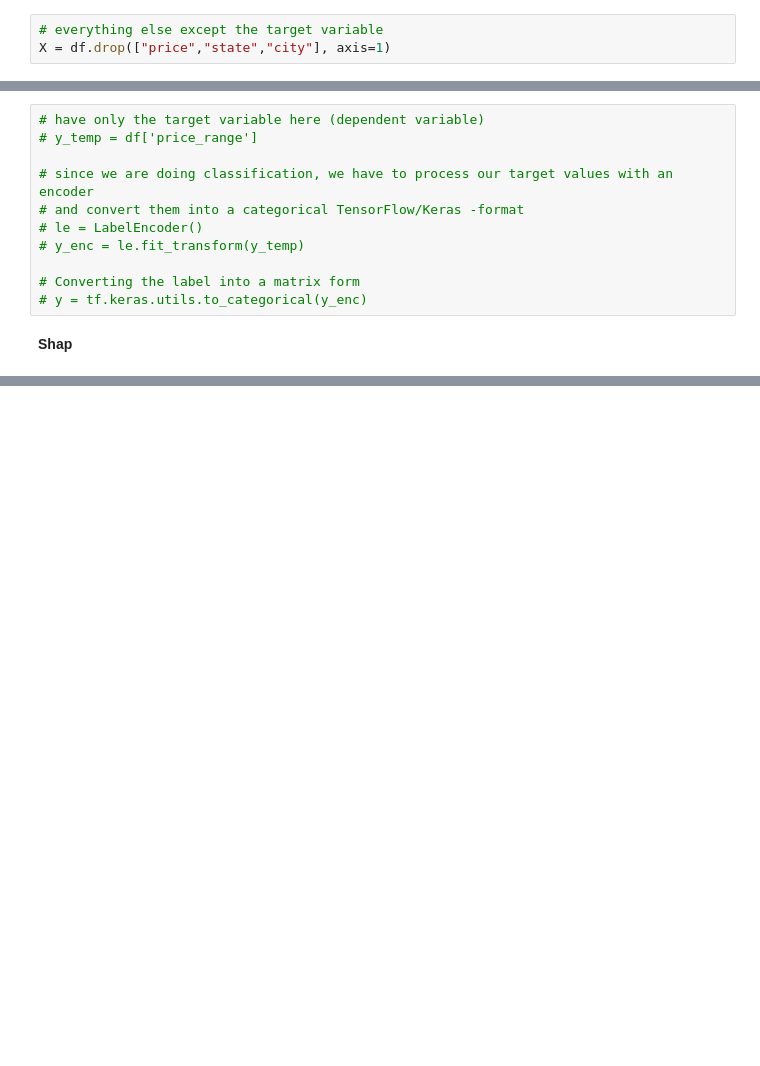
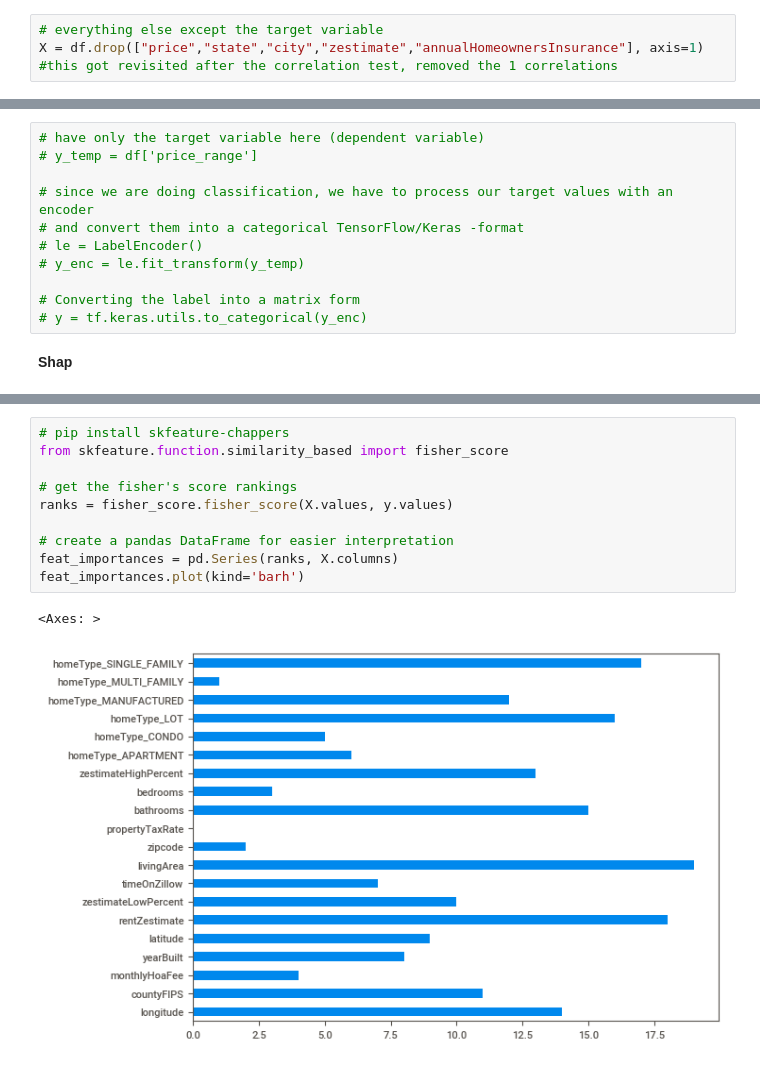
Before and after one commit to Jan-PhilipSchreiber/DeepLAdDA, a Jupyter notebook: 2AdDA/LectureHomework/Reports_Zillow_hw.ipynb, the cells around one changed output, grey strips where cells are left out. Drawn from its saved outputs; the diff is of its cells as text; blank space fills up the shorter version.

```diff
--- a/2AdDA/LectureHomework/Reports_Zillow_hw.ipynb
+++ b/2AdDA/LectureHomework/Reports_Zillow_hw.ipynb
@@ -167,7 +168,8 @@ interval columns not set, guessing: ['longitude', 'countyFIPS', 'monthlyHoaFee',
 <b>X</b>
 # %%
 # everything else except the target variable
-X = df.drop(["price","state","city"], axis=1)
+X = df.drop(["price","state","city","zestimate","annualHomeownersInsurance"], axis=1)
+#this got revisited after the correlation test, removed the 1 correlations
 # %%
 X.columns
 # %% [output]
@@ -238,0 +244,13 @@ Feature Importances using SHAP:
+# %%
+# pip install skfeature-chappers
+from skfeature.function.similarity_based import fisher_score
+
+# get the fisher's score rankings
+ranks = fisher_score.fisher_score(X.values, y.values)
+
+# create a pandas DataFrame for easier interpretation
+feat_importances = pd.Series(ranks, X.columns)
+feat_importances.plot(kind='barh')
+# %% [output]
+<Axes: >
+[figure, added]
```
Also changed, not shown: parts of 4 cells of this notebook, 1 other file.
